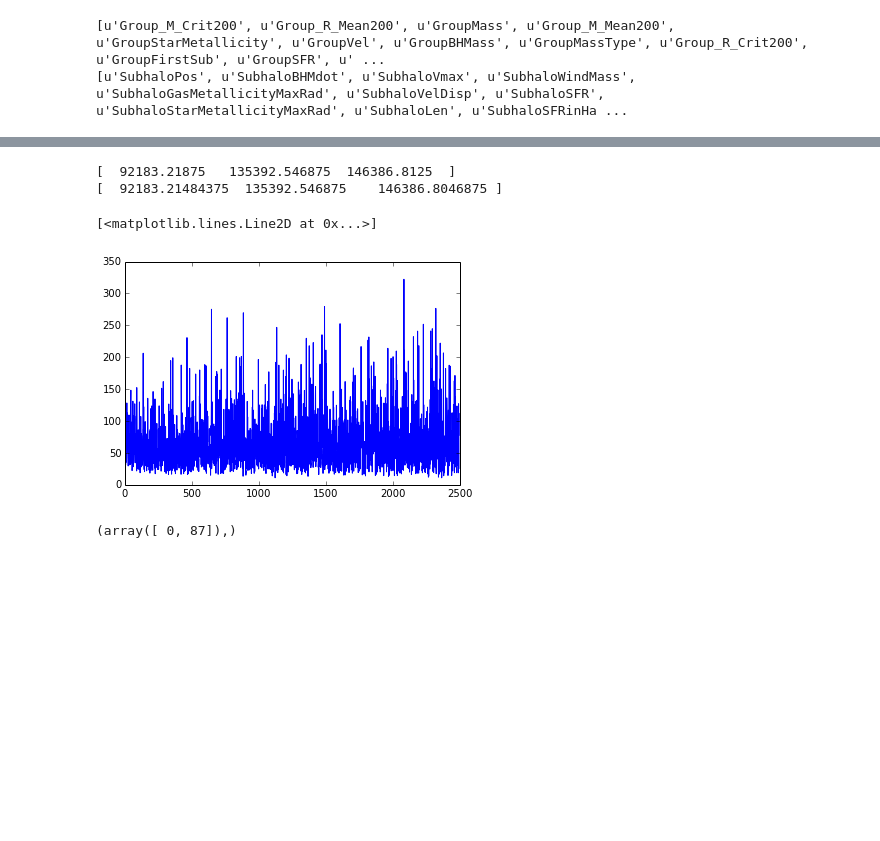
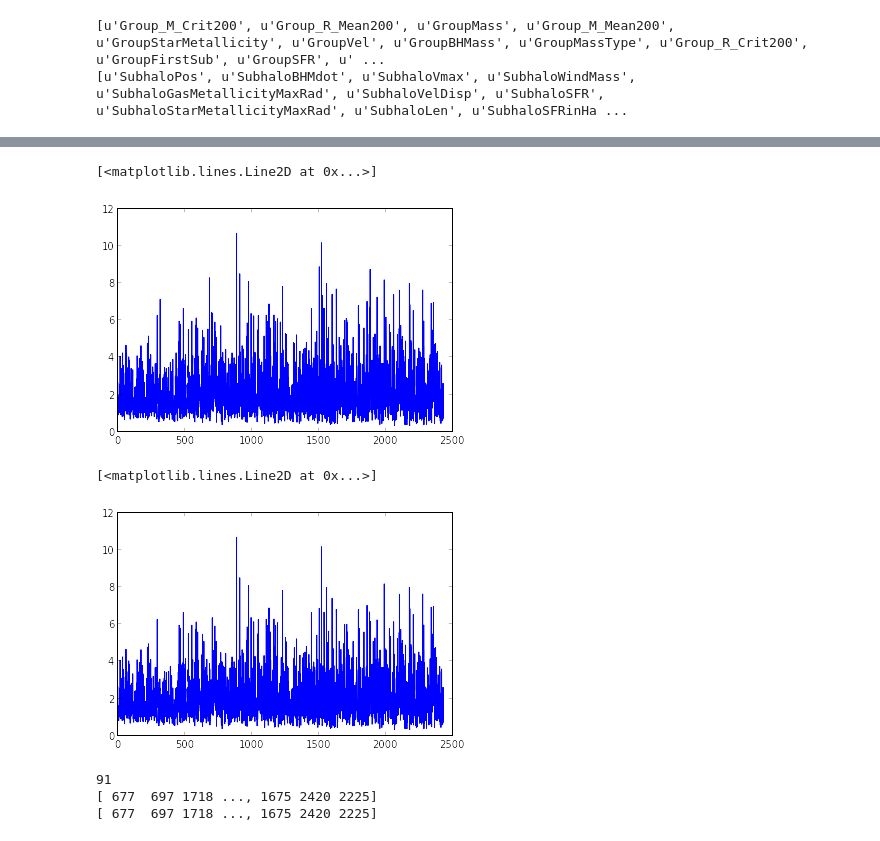
Before and after one commit to astroandes/IllustrisLG, a Jupyter notebook: code/CatalogCuts.ipynb, the cells around one changed output, grey strips where cells are left out. Drawn from its saved outputs; the diff is of its cells as text; code cells hidden in the pictures; blank space fills up the shorter version.

```diff
--- a/code/CatalogCuts.ipynb
+++ b/code/CatalogCuts.ipynb
@@ -57,3 +72,10 @@ out.close()
+# %%
+nbrs = NearestNeighbors(n_neighbors=2, algorithm='ball_tree').fit(FOF_MW_pos)
+distances, indices = nbrs.kneighbors(FOF_MW_pos)
+plot(distances[:,1]/1000.0)
+# %% [output]
+[<matplotlib.lines.Line2D at 0x...>]
+[figure, added]
 # %%
 #pad boxes around to mock periodic boundary conditions
 FOF_MW_pad_pos = FOF_MW_pos.copy()
@@ -73,6 +97,0 @@ for i in (-1,0,1):
-# %%
-print FOF_MW_pad_pos[-1,:]
-print FOF_MW_pos[-1,:]+75000
-# %% [output]
-[  92183.21875   135392.546875  146386.8125  ]
-[  92183.21484375  135392.546875    146386.8046875 ]
@@ -88,9 +98,15 @@ print D[:3][:3]
-# %%
-plot(sqrt(amin(D,1)/1000))
-# %% [output]
-[<matplotlib.lines.Line2D at 0x...>]
-[figure, removed]
-# %%
-print where(corr==0)
-# %% [output]
-(array([ 0, 87]),)
+# %%
+nbrs = NearestNeighbors(n_neighbors=2, algorithm='ball_tree').fit(FOF_MW_pad_pos)
+distances, indices = nbrs.kneighbors(FOF_MW_pad_pos[0:n_MW,:])
+plot(distances[:,1]/1000.0)
+# %% [output]
+[<matplotlib.lines.Line2D at 0x...>]
+[figure, added]
+# %%
+print size(where(indices[:,1]>n_MW))
+print FOF_MW_pad_ID[indices[:,1]]
+print indices[:,1]
+# %% [output]
+91
+[ 677  697 1718 ..., 1675 2420 2225]
+[ 677  697 1718 ..., 1675 2420 2225]
```
Also changed, not shown: parts of 10 cells of this notebook.
